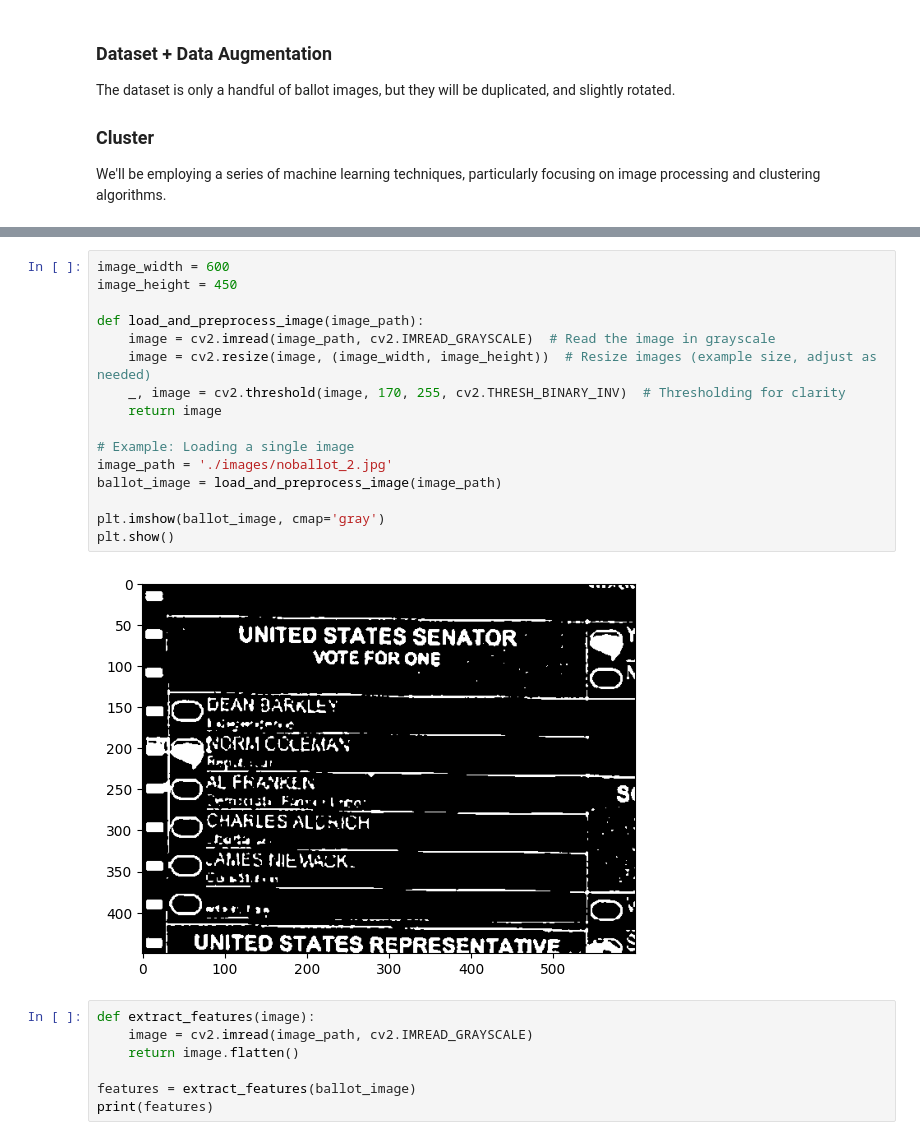
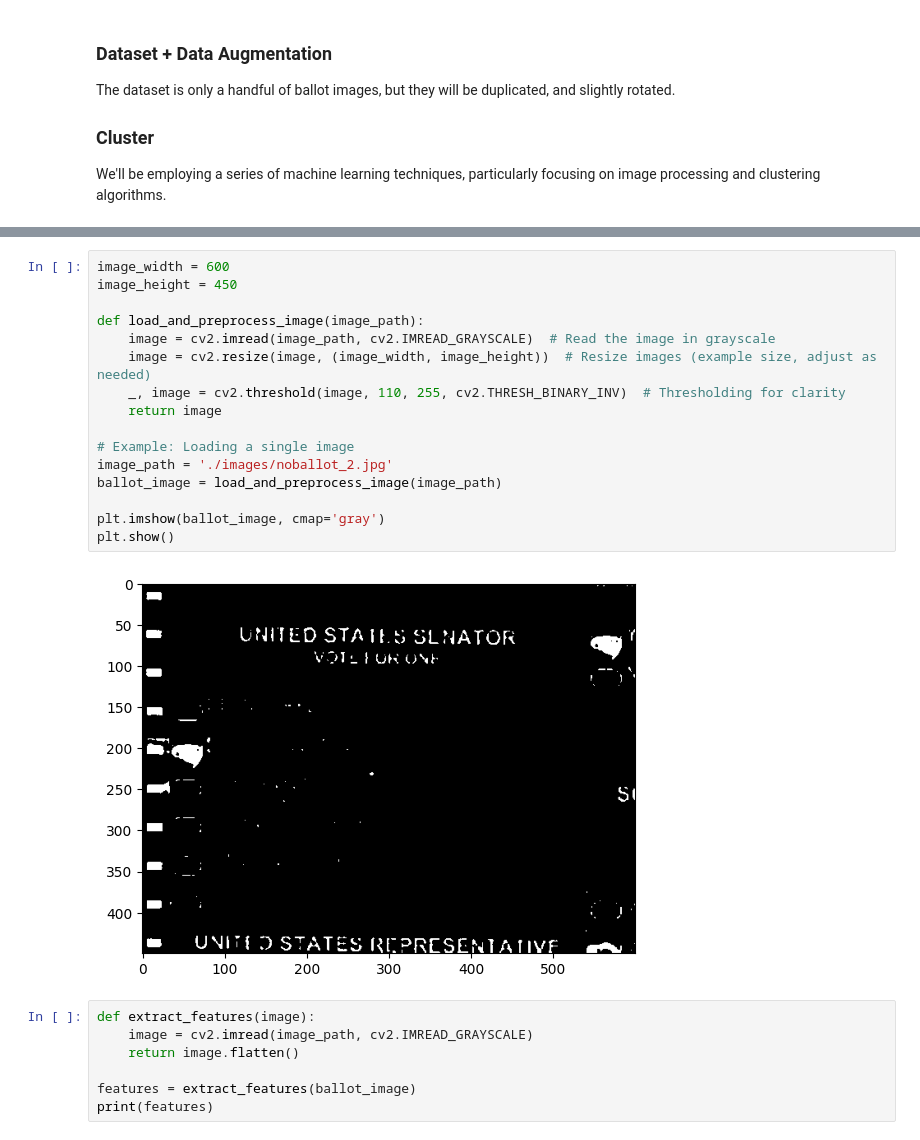
Before and after one commit to jedhelmers/Coursera-Supervised-Learning-Final, a Jupyter notebook: main.ipynb, the cells around one changed output, grey strips where cells are left out. Drawn from its saved outputs; the diff is of its cells as text.

```diff
--- a/main.ipynb
+++ b/main.ipynb
@@ -40,21 +40,21 @@ Note: you may need to restart the kernel to use updated packages.
 # %%
 image_width = 600
 image_height = 450
 
 def load_and_preprocess_image(image_path):
     image = cv2.imread(image_path, cv2.IMREAD_GRAYSCALE)  # Read the image in grayscale
     image = cv2.resize(image, (image_width, image_height))  # Resize images (example size, adjust as needed)
-    _, image = cv2.threshold(image, 170, 255, cv2.THRESH_BINARY_INV)  # Thresholding for clarity
+    _, image = cv2.threshold(image, 110, 255, cv2.THRESH_BINARY_INV)  # Thresholding for clarity
     return image
 
 # Example: Loading a single image
 image_path = './images/noballot_2.jpg'
 ballot_image = load_and_preprocess_image(image_path)
 
 plt.imshow(ballot_image, cmap='gray')
 plt.show()
 # %% [output]
-[figure, old version]
+[figure, new version]
 # %%
 def extract_features(image):
     image = cv2.imread(image_path, cv2.IMREAD_GRAYSCALE)
```
Also changed, not shown: parts of 11 cells of this notebook, 2 other files.
